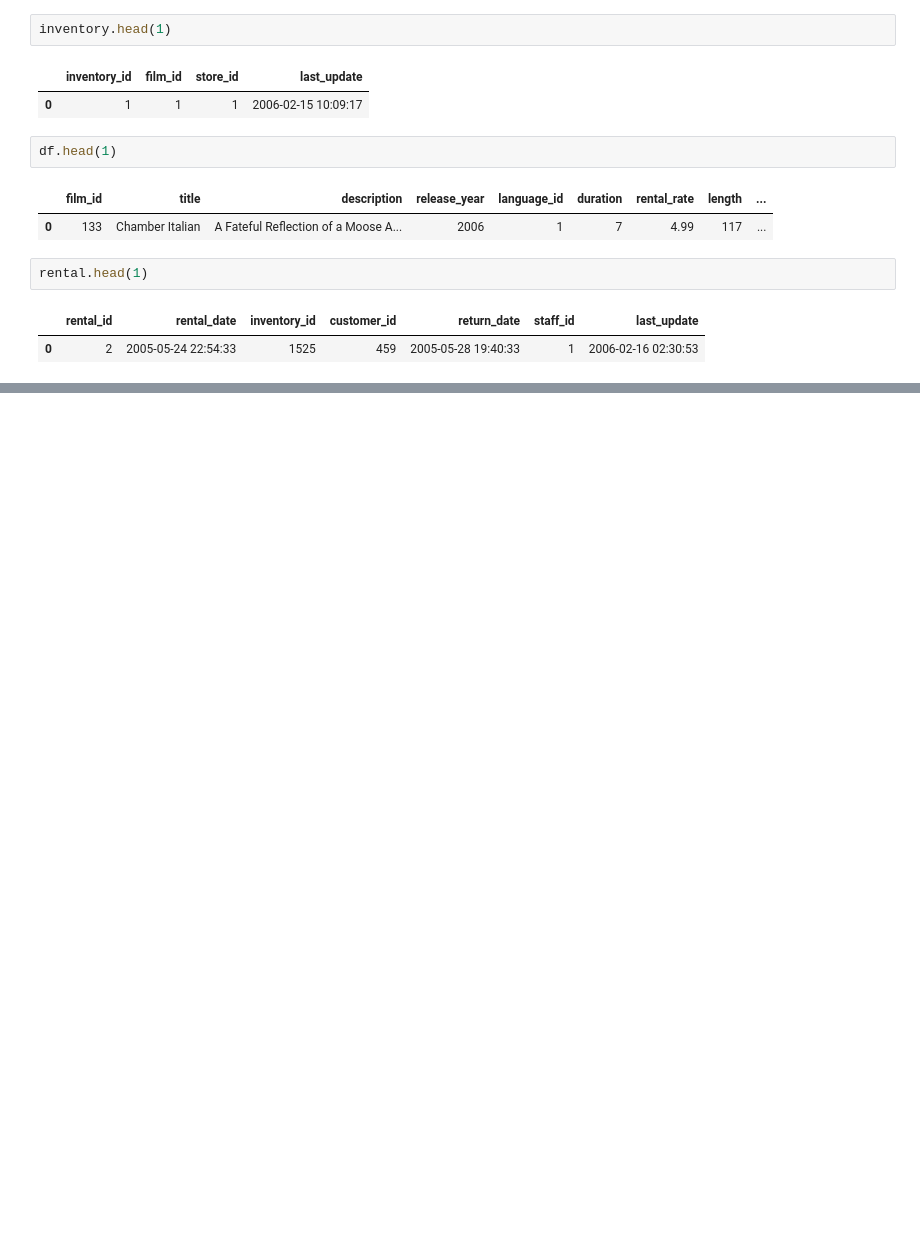
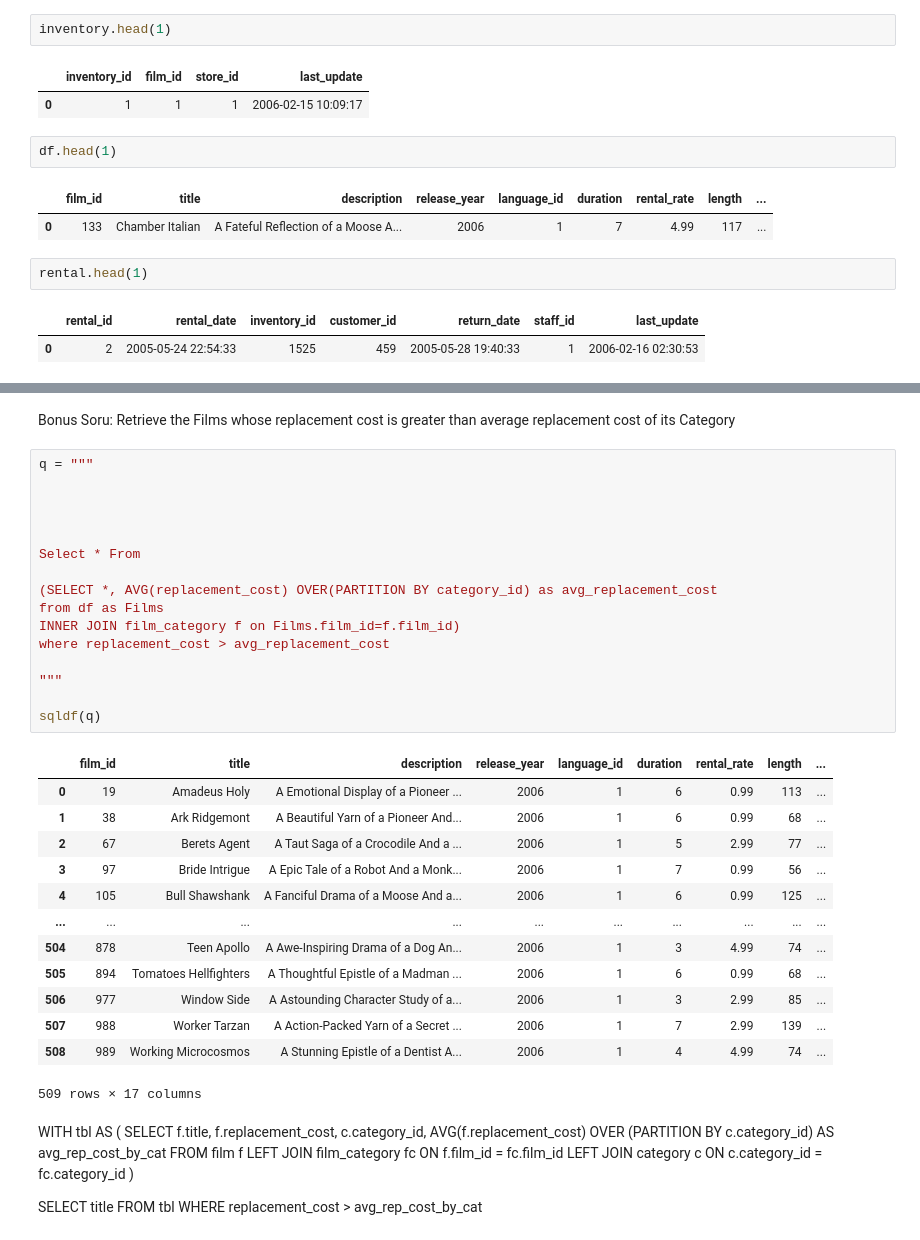
Before and after one commit to bayraktarengin/eurotech_ds, a Jupyter notebook: dvd.ipynb, the cells around one changed output, grey strips where cells are left out. Drawn from its saved outputs; the diff is of its cells as text; blank space fills up the shorter version.

```diff
--- a/dvd.ipynb
+++ b/dvd.ipynb
@@ -680,0 +772,48 @@ rental.head(1)
+# %% [markdown]
+Bonus Soru: Retrieve the Films whose replacement cost is greater than average replacement cost of its Category
+# %%
+q = """
+
+
+
+
+Select * From
+
+(SELECT *, AVG(replacement_cost) OVER(PARTITION BY category_id) as avg_replacement_cost
+from df as Films
+INNER JOIN film_category f on Films.film_id=f.film_id)
+where replacement_cost > avg_replacement_cost
+
+"""
+
+sqldf(q)
+# %% [output]
+|  | film_id | title | description | release_year | language_id | duration | rental_rate | length | ... |
+| 0 | 19 | Amadeus Holy | A Emotional Display of a Pioneer ... | 2006 | 1 | 6 | 0.99 | 113 | ... |
+| 1 | 38 | Ark Ridgemont | A Beautiful Yarn of a Pioneer And... | 2006 | 1 | 6 | 0.99 | 68 | ... |
+| 2 | 67 | Berets Agent | A Taut Saga of a Crocodile And a ... | 2006 | 1 | 5 | 2.99 | 77 | ... |
+| 3 | 97 | Bride Intrigue | A Epic Tale of a Robot And a Monk... | 2006 | 1 | 7 | 0.99 | 56 | ... |
+| 4 | 105 | Bull Shawshank | A Fanciful Drama of a Moose And a... | 2006 | 1 | 6 | 0.99 | 125 | ... |
+| ... | ... | ... | ... | ... | ... | ... | ... | ... | ... |
+| 504 | 878 | Teen Apollo | A Awe-Inspiring Drama of a Dog An... | 2006 | 1 | 3 | 4.99 | 74 | ... |
+| 505 | 894 | Tomatoes Hellfighters | A Thoughtful Epistle of a Madman ... | 2006 | 1 | 6 | 0.99 | 68 | ... |
+| 506 | 977 | Window Side | A Astounding Character Study of a... | 2006 | 1 | 3 | 2.99 | 85 | ... |
+| 507 | 988 | Worker Tarzan | A Action-Packed Yarn of a Secret ... | 2006 | 1 | 7 | 2.99 | 139 | ... |
+| 508 | 989 | Working Microcosmos | A Stunning Epistle of a Dentist A... | 2006 | 1 | 4 | 4.99 | 74 | ... |
+509 rows × 17 columns
+# %% [markdown]
+WITH tbl AS (
+  SELECT
+    f.title,
+    f.replacement_cost,
+    c.category_id,
+    AVG(f.replacement_cost) OVER (PARTITION BY c.category_id) AS avg_rep_cost_by_cat
+  FROM film f
+  LEFT JOIN film_category fc ON f.film_id = fc.film_id
+  LEFT JOIN category c ON c.category_id = fc.category_id
+)
+
+SELECT
+  title
+FROM tbl
+WHERE replacement_cost > avg_rep_cost_by_cat
```
Also changed, not shown: parts of 20 cells of this notebook.
